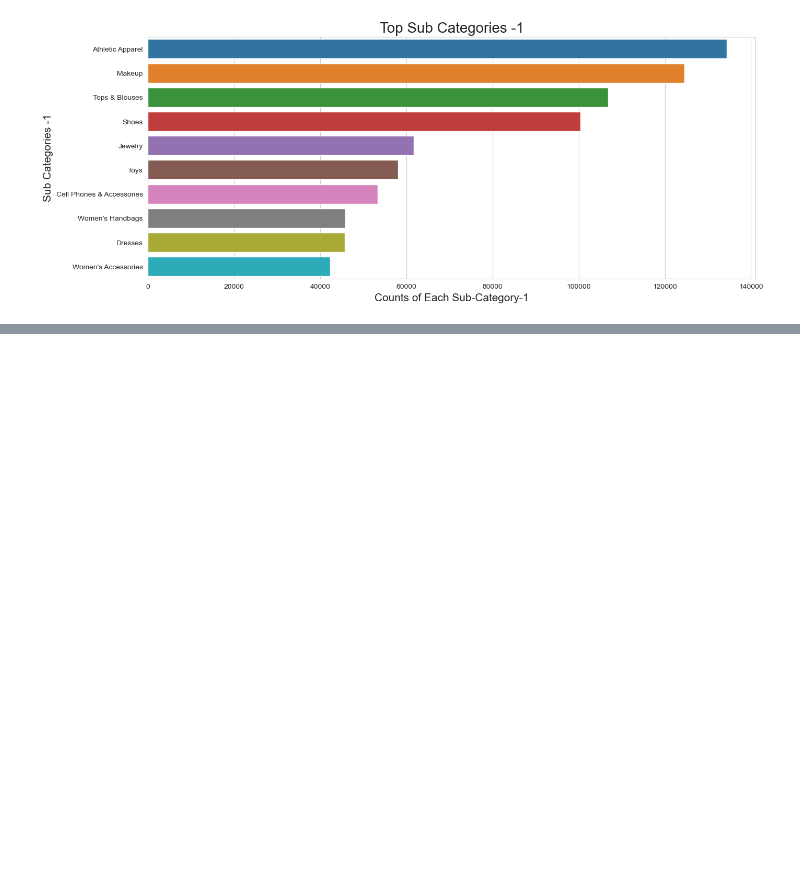
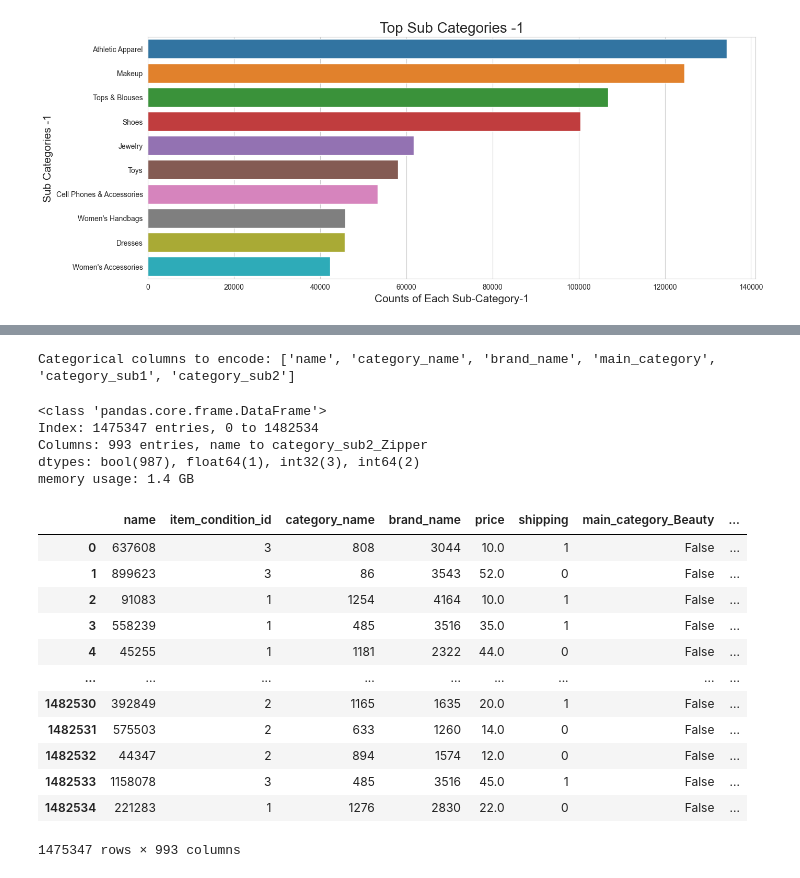
Before and after one commit to Alaqrakhadija/PriceRecomendation-, a Jupyter notebook: Modeling/price_recommendation_modeling.ipynb, the cells around one changed output, grey strips where cells are left out. Drawn from its saved outputs; the diff is of its cells as text; code cells hidden in the pictures; blank space fills up the shorter version.

Commit message:
Added preprocessing & encoding pipelines and Random Forest Regressor

```diff
--- a/Modeling/price_recommendation_modeling.ipynb
+++ b/Modeling/price_recommendation_modeling.ipynb
@@ -819,0 +965,59 @@ plt.show()
+# %%
+# Choosing categorical columns to encode ("object" type)
+cat_cols_to_encode = df.select_dtypes(include="object").columns.to_list()
+print(f"Categorical columns to encode: {cat_cols_to_encode}")
+# %% [output]
+Categorical columns to encode: ['name', 'category_name', 'brand_name', 'main_category', 'category_sub1', 'category_sub2']
+# %%
+# Define the one-hot encoding pipeline for 'main_category', 'category_sub1', 'category_sub2'
+def one_hot_encoding(df):
+    # List of columns to one-hot encode
+    columns_to_encode = ['main_category', 'category_sub1', 'category_sub2']
+
+    # Perform one-hot encoding using pd.get_dummies
+    df_encoded = pd.get_dummies(df, columns=columns_to_encode)
+
+    return df_encoded
+# %%
+
+# Define the label encoding pipeline for the 'name' , 'brand_name' , 'category_name' feature
+def label_encoding(df):
+    # Initialize the LabelEncoder
+    label_encoder = LabelEncoder()
+
+    # Fit and transform the 'name' column
+    df['name'] = label_encoder.fit_transform(df['name'])
+    df['category_name'] = label_encoder.fit_transform(df['category_name'])
+    df['brand_name'] = label_encoder.fit_transform(df['brand_name'])
+
+    return df
+# %%
+def encoding_pipeline(df):
+    df = one_hot_encoding(df)
+    df = label_encoding(df)
+    return df
+# %%
+df = encoding_pipeline(df)
+df.info()
+# %% [output]
+<class 'pandas.core.frame.DataFrame'>
+Index: 1475347 entries, 0 to 1482534
+Columns: 993 entries, name to category_sub2_Zipper
+dtypes: bool(987), float64(1), int32(3), int64(2)
+memory usage: 1.4 GB
+# %%
+df
+# %% [output]
+|  | name | item_condition_id | category_name | brand_name | price | shipping | main_category_Beauty | ... |
+| 0 | 637608 | 3 | 808 | 3044 | 10.0 | 1 | False | ... |
+| 1 | 899623 | 3 | 86 | 3543 | 52.0 | 0 | False | ... |
+| 2 | 91083 | 1 | 1254 | 4164 | 10.0 | 1 | False | ... |
+| 3 | 558239 | 1 | 485 | 3516 | 35.0 | 1 | False | ... |
+| 4 | 45255 | 1 | 1181 | 2322 | 44.0 | 0 | False | ... |
+| ... | ... | ... | ... | ... | ... | ... | ... | ... |
+| 1482530 | 392849 | 2 | 1165 | 1635 | 20.0 | 1 | False | ... |
+| 1482531 | 575503 | 2 | 633 | 1260 | 14.0 | 0 | False | ... |
+| 1482532 | 44347 | 2 | 894 | 1574 | 12.0 | 0 | False | ... |
+| 1482533 | 1158078 | 3 | 485 | 3516 | 45.0 | 1 | False | ... |
+| 1482534 | 221283 | 1 | 1276 | 2830 | 22.0 | 0 | False | ... |
+1475347 rows × 993 columns
```
Also changed, not shown: parts of 32 cells of this notebook.
